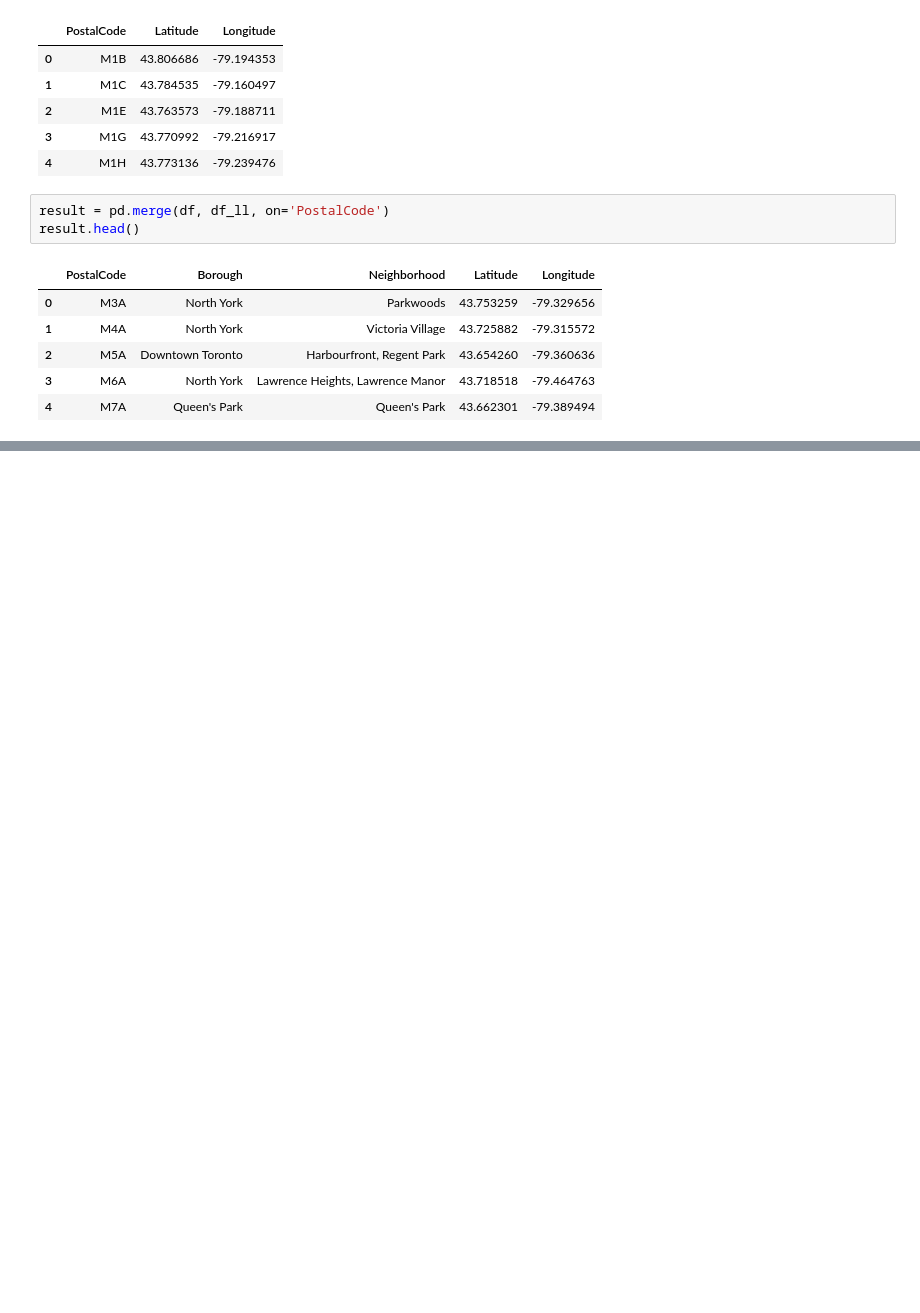
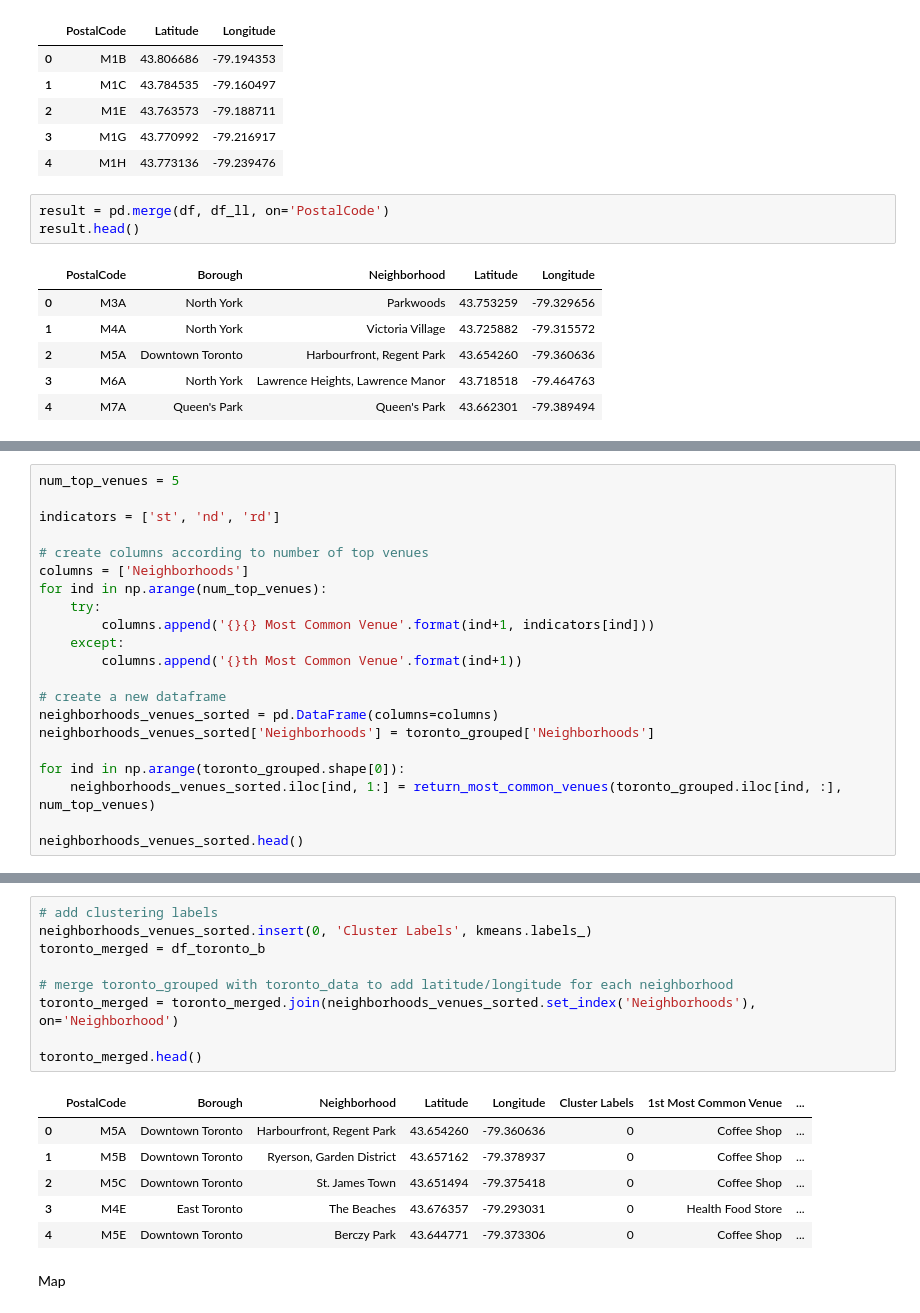
Before and after one commit to jvvallee/Coursera_Capstone, a Jupyter notebook: Neighborhoods in Toronto.ipynb, the cells around one changed output, grey strips where cells are left out. Saved outputs shown, nothing was run; the diff lists cells and outputs as text; blank space fills up the shorter version.

```diff
--- a/Neighborhoods in Toronto.ipynb
+++ b/Neighborhoods in Toronto.ipynb
@@ -92,0 +275,21 @@ result.head()
+# %%
+num_top_venues = 5
+
+indicators = ['st', 'nd', 'rd']
+
+# create columns according to number of top venues
+columns = ['Neighborhoods']
+for ind in np.arange(num_top_venues):
+    try:
+        columns.append('{}{} Most Common Venue'.format(ind+1, indicators[ind]))
+    except:
+        columns.append('{}th Most Common Venue'.format(ind+1))
+
+# create a new dataframe
+neighborhoods_venues_sorted = pd.DataFrame(columns=columns)
+neighborhoods_venues_sorted['Neighborhoods'] = toronto_grouped['Neighborhoods']
+
+for ind in np.arange(toronto_grouped.shape[0]):
+    neighborhoods_venues_sorted.iloc[ind, 1:] = return_most_common_venues(toronto_grouped.iloc[ind, :], num_top_venues)
+
+neighborhoods_venues_sorted.head()
@@ -92,0 +331,18 @@ result.head()
+# %%
+# add clustering labels
+neighborhoods_venues_sorted.insert(0, 'Cluster Labels', kmeans.labels_)
+toronto_merged = df_toronto_b
+
+# merge toronto_grouped with toronto_data to add latitude/longitude for each neighborhood
+toronto_merged = toronto_merged.join(neighborhoods_venues_sorted.set_index('Neighborhoods'), on='Neighborhood')
+
+toronto_merged.head()
+# %% [output]
+|  | PostalCode | Borough | Neighborhood | Latitude | Longitude | Cluster Labels | 1st Most Common Venue | ... |
+| 0 | M5A | Downtown Toronto | Harbourfront, Regent Park | 43.654260 | -79.360636 | 0 | Coffee Shop | ... |
+| 1 | M5B | Downtown Toronto | Ryerson, Garden District | 43.657162 | -79.378937 | 0 | Coffee Shop | ... |
+| 2 | M5C | Downtown Toronto | St. James Town | 43.651494 | -79.375418 | 0 | Coffee Shop | ... |
+| 3 | M4E | East Toronto | The Beaches | 43.676357 | -79.293031 | 0 | Health Food Store | ... |
+| 4 | M5E | Downtown Toronto | Berczy Park | 43.644771 | -79.373306 | 0 | Coffee Shop | ... |
+# %% [markdown]
+Map
```
Also changed, not shown: parts of 37 cells of this notebook.
